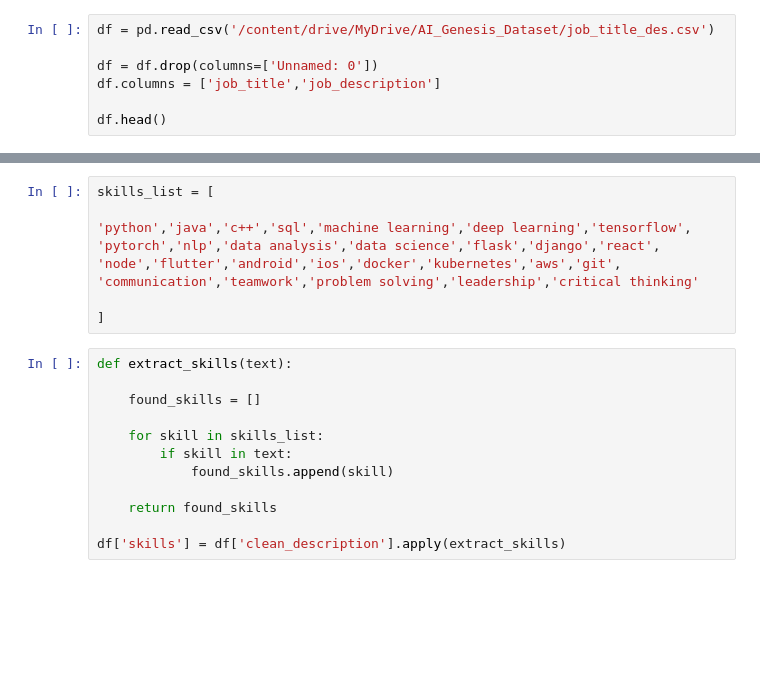
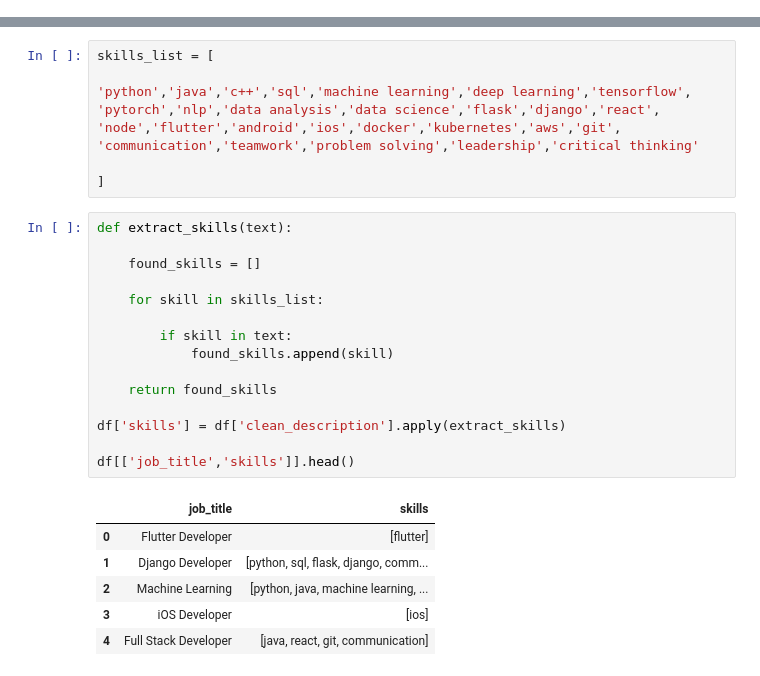
Before and after one commit to Shreya-Reddy-7/AI-Powered-Intelligent-Recruitment-Candidate-Analytics-System, a Jupyter notebook: Job_analyser.ipynb, the cells around one changed output, grey strips where cells are left out. Saved outputs shown, nothing was run; the diff lists cells and outputs as text; blank space fills up the shorter version.

```diff
--- a/Job_analyser.ipynb
+++ b/Job_analyser.ipynb
@@ -144,7 +76,0 @@ True
-# %%
-df = pd.read_csv('/content/drive/MyDrive/AI_Genesis_Dataset/job_title_des.csv')
-
-df = df.drop(columns=['Unnamed: 0'])
-df.columns = ['job_title','job_description']
-
-df.head()
@@ -181,12 +86,22 @@ skills_list = [
 # %%
 def extract_skills(text):
 
     found_skills = []
 
     for skill in skills_list:
+
         if skill in text:
             found_skills.append(skill)
 
     return found_skills
 
 df['skills'] = df['clean_description'].apply(extract_skills)
+
+df[['job_title','skills']].head()
+# %% [output]
+|  | job_title | skills |
+| 0 | Flutter Developer | [flutter] |
+| 1 | Django Developer | [python, sql, flask, django, comm... |
+| 2 | Machine Learning | [python, java, machine learning, ... |
+| 3 | iOS Developer | [ios] |
+| 4 | Full Stack Developer | [java, react, git, communication] |
```
Also changed, not shown: parts of 33 cells of this notebook.
